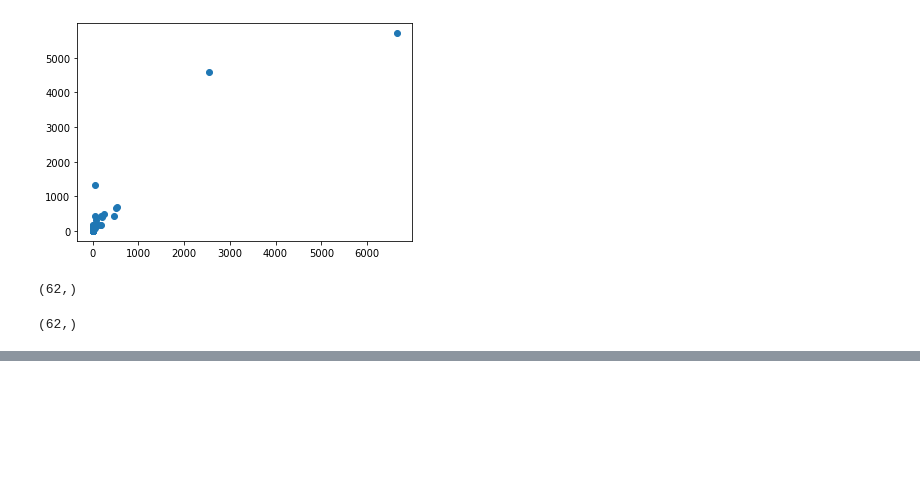
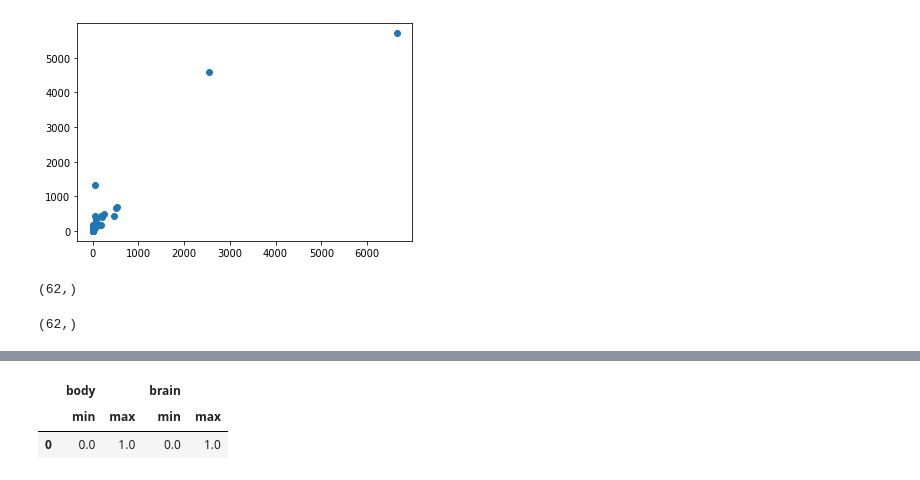
Before and after one commit to mertbarut/py, a Jupyter notebook: mining/regression.ipynb, the cells around one changed output, grey strips where cells are left out. Saved outputs shown, nothing was run; the diff lists cells and outputs as text; code cells hidden in the pictures; blank space fills up the shorter version.

```diff
--- a/mining/regression.ipynb
+++ b/mining/regression.ipynb
@@ -28,0 +170,3 @@ body_data = sm.add_constant(body_data)
+# %%
+mammals_minmax = pd.DataFrame(scaler.fit_transform(mammals[['body', 'brain']]), columns= ['body', 'brain'])
+print(mammals_minmax)
@@ -28,0 +188,6 @@ body_data = sm.add_constant(body_data)
+# %%
+mammals_minmax.groupby(lambda idx: 0).agg(['min', 'max'])
+# %% [output]
+|  | body |  | brain |  |
+|  | min | max | min | max |
+| 0 | 0.0 | 1.0 | 0.0 | 1.0 |
```
Also changed, not shown: parts of 46 cells of this notebook.
